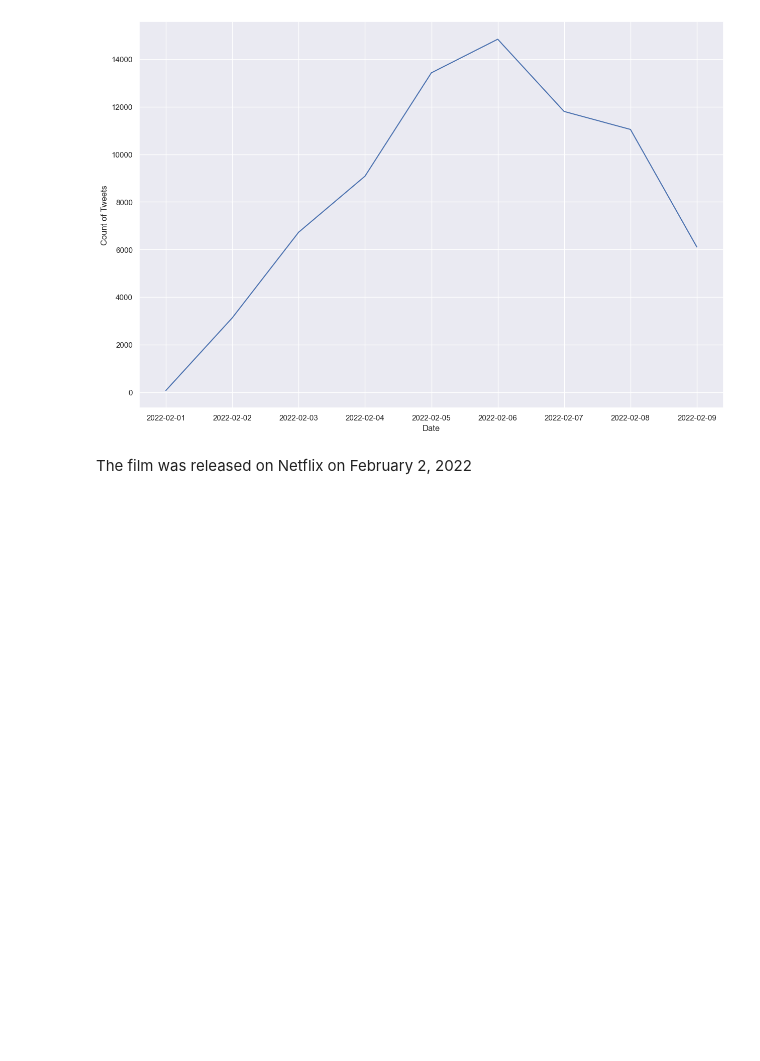
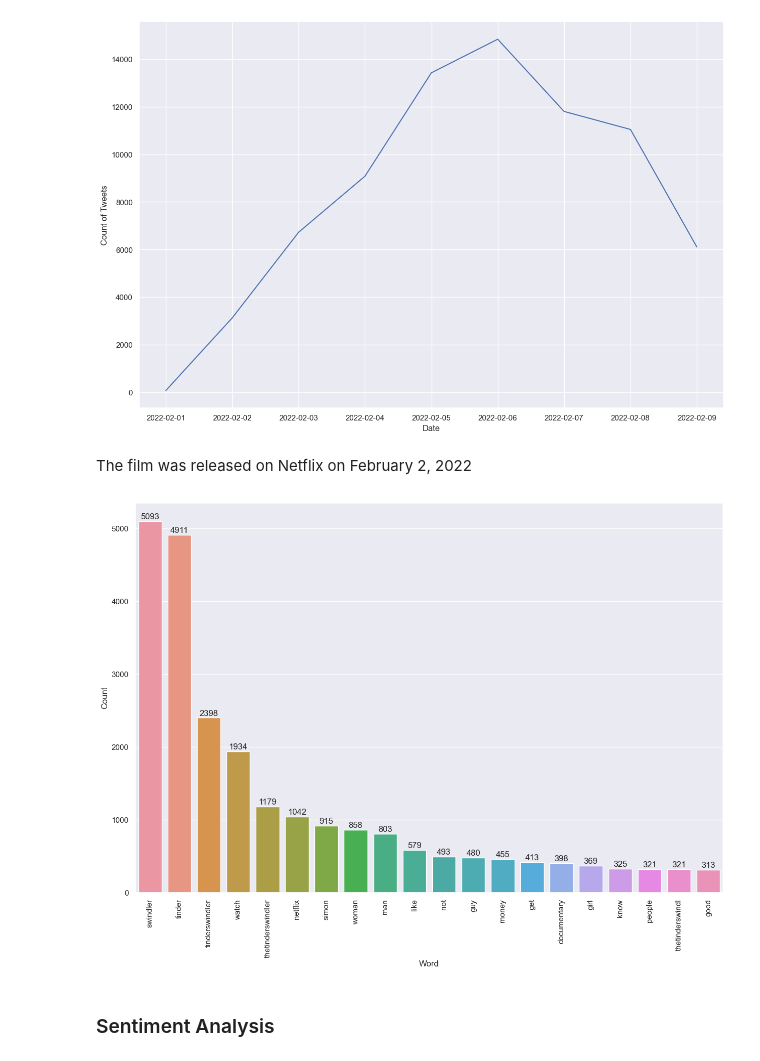
Before and after one commit to alexkneis/notebooks, a Jupyter notebook: text-analytics/tinder_swindler_tweets_analysis/tinder_swindler.ipynb, the cells around one changed output. Saved outputs shown, nothing was run; the diff lists cells and outputs as text; code cells hidden in the pictures; blank space fills up the shorter version.

```diff
--- a/text-analytics/tinder_swindler_tweets_analysis/tinder_swindler.ipynb
+++ b/text-analytics/tinder_swindler_tweets_analysis/tinder_swindler.ipynb
@@ -165,0 +156,2 @@ pre_proccesed_texts[:5]
+# %%
+pre_proccesed_tokens = [preprocess_text(doc, keepDoc=True) for doc in docs]
@@ -363,3 +368,33 @@ Text(0.5, 0, 'Date')
 [figure]
 # %% [markdown]
 The film was released on Netflix on February 2, 2022
+# %%
+# word count
+words = [item for sublist in pre_proccesed_tokens for item in sublist]
+cv = CountVectorizer().fit(words)
+texts_count = cv.transform(words)
+sum_words = texts_count.sum(axis=0)
+words_freq = [(word, sum_words[0, idx]) for word, idx in cv.vocabulary_.items()]
+words_freq =sorted(words_freq, key = lambda x: x[1], reverse=True)
+# %%
+top_20_words = words_freq[:20]
+# %%
+df_word_freq = pd.DataFrame.from_records(top_20_words, columns = ['word', 'count'])
+# %%
+plt.figure(figsize=(15,10))
+sns.set(style="darkgrid")
+ax = sns.barplot(x="word",y="count", data=df_word_freq)
+
+for p in ax.patches:
+    count = f'{p.get_height():.0f}\n'
+    x = p.get_x() + p.get_width() / 2
+    y = p.get_height()
+    ax.annotate(count, (x, y), ha='center', va='center')
+
+ax.set_xlabel("Word")
+ax.set_ylabel("Count")
+ax.tick_params(axis='x', rotation=90)
+# %% [output]
+[figure, added]
+# %% [markdown]
+### Sentiment Analysis
```
Also changed, not shown: parts of 36 cells of this notebook.
